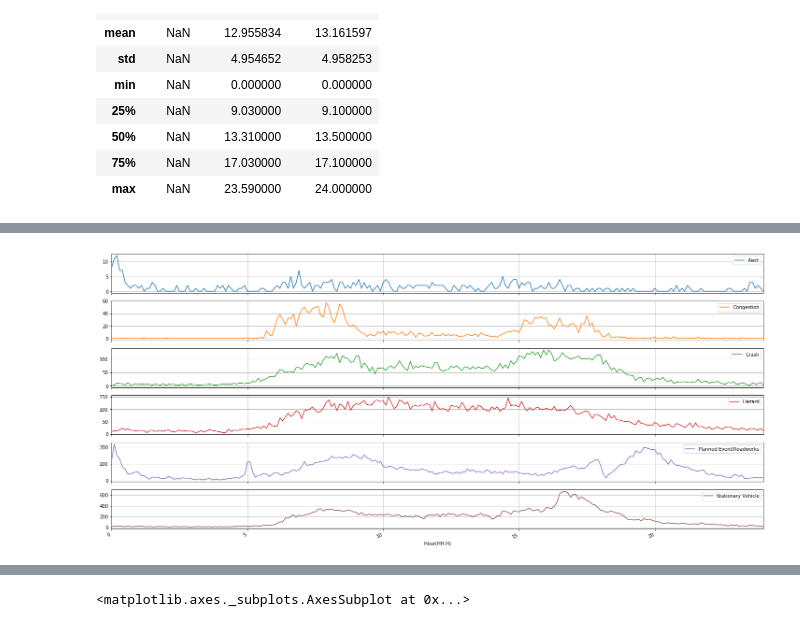
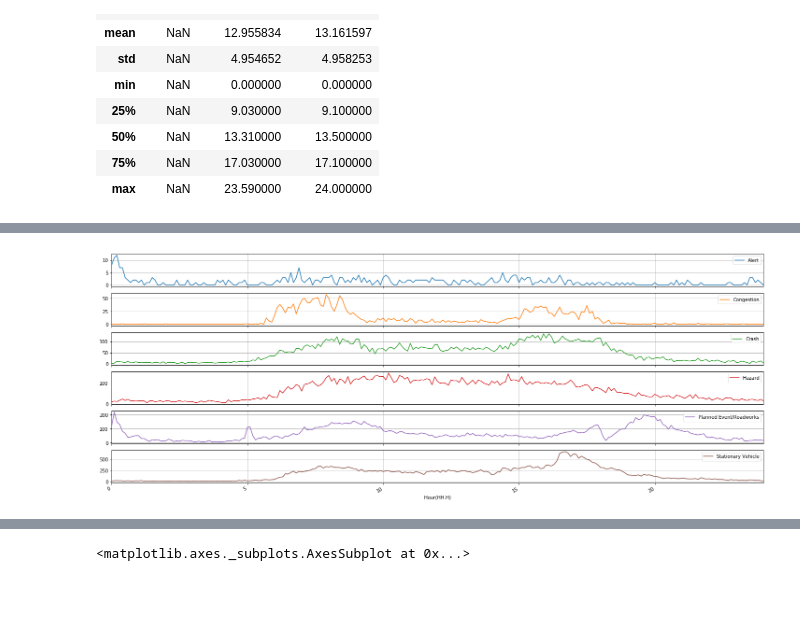
Before and after one commit to jaworra/Jupyter-Notebooks, a Jupyter notebook: crashDataAnalysis.ipynb, the cells around one changed output, grey strips where cells are left out. Saved outputs shown, nothing was run; the diff lists cells and outputs as text; code cells hidden in the pictures; blank space fills up the shorter version.

```diff
--- a/crashDataAnalysis.ipynb
+++ b/crashDataAnalysis.ipynb
@@ -40,8 +28,9 @@ incidents
 # %%
+incidents['Indicator'] = 1
+
 incidents.pivot_table(
     index = 'Hour(HH.H)',
     columns ='type',
-    values='blockagetype',
-   aggfunc=len, fill_value=0).plot(subplots=True, figsize=(25,12), grid= True);
+    values = 'Indicator',   aggfunc=len, fill_value=0).plot(subplots=True, figsize=(25,10), grid= True);
 # %% [output]
-[figure, old version]
+[figure, new version]
```
Also changed, not shown: parts of 4 cells of this notebook.
